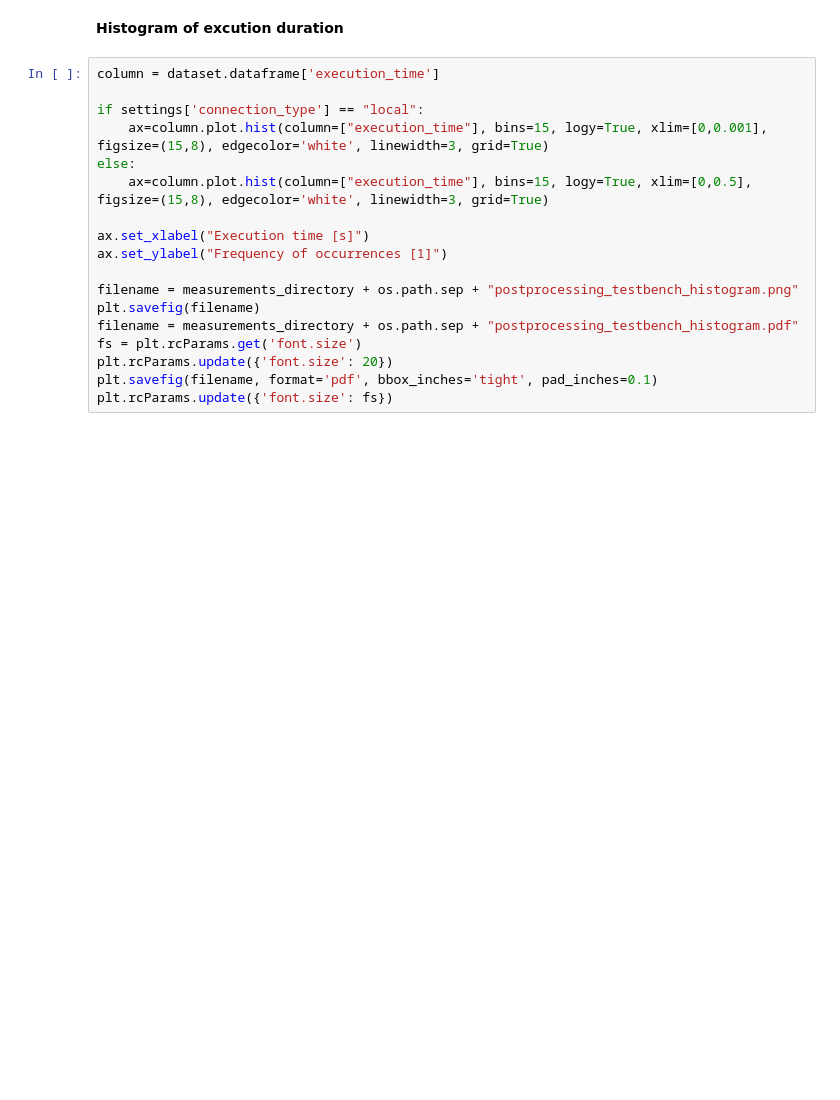
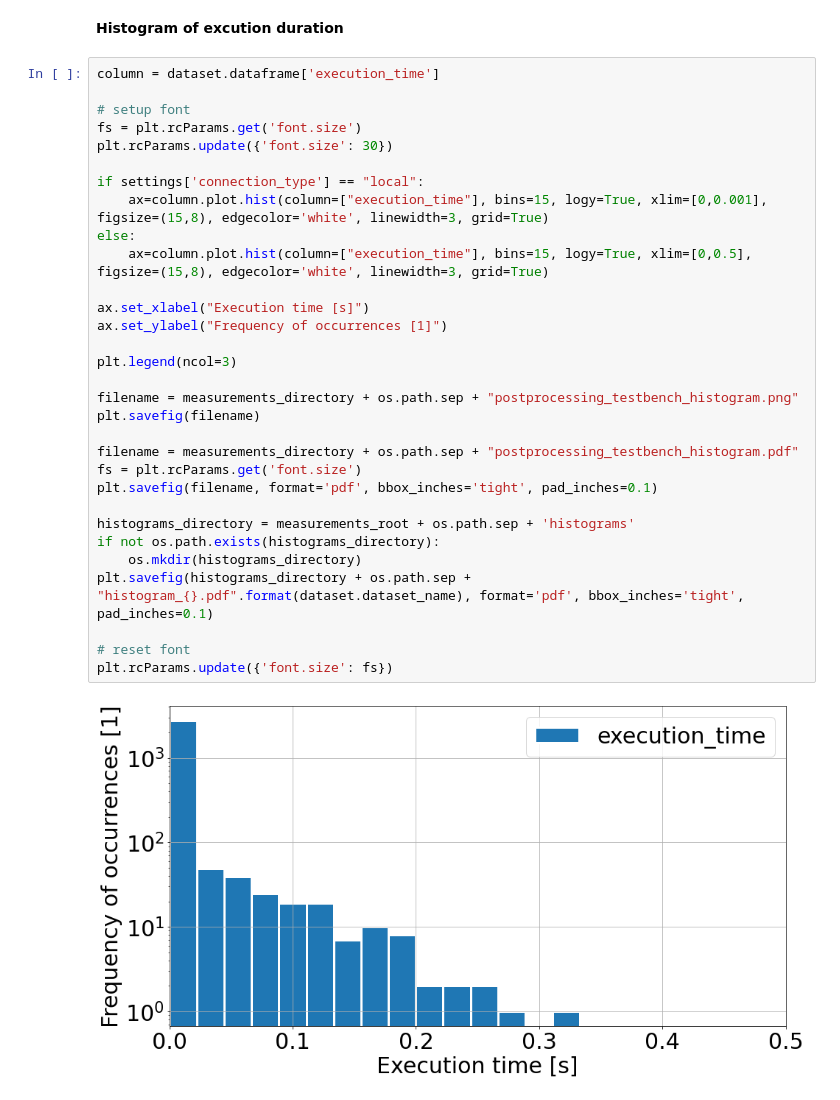
Before and after one commit to andre-stemper/ATMonSAT, a Jupyter notebook: testbench/postprocessing_render_experiment_plots.ipynb, the cells around one changed output. Cells and saved outputs as stored; diff of their text form; blank space fills up the shorter version.

```diff
--- a/testbench/postprocessing_render_experiment_plots.ipynb
+++ b/testbench/postprocessing_render_experiment_plots.ipynb
@@ -132,19 +180,34 @@ plt.rcParams.update({'font.size': fs})
 **Histogram of excution duration**
 # %%
 column = dataset.dataframe['execution_time']
+
+# setup font
+fs = plt.rcParams.get('font.size')
+plt.rcParams.update({'font.size': 30})
 
 if settings['connection_type'] == "local":
     ax=column.plot.hist(column=["execution_time"], bins=15, logy=True, xlim=[0,0.001], figsize=(15,8), edgecolor='white', linewidth=3, grid=True)
 else:
     ax=column.plot.hist(column=["execution_time"], bins=15, logy=True, xlim=[0,0.5], figsize=(15,8), edgecolor='white', linewidth=3, grid=True)
 
 ax.set_xlabel("Execution time [s]")
 ax.set_ylabel("Frequency of occurrences [1]")
 
+plt.legend(ncol=3)
+
 filename = measurements_directory + os.path.sep + "postprocessing_testbench_histogram.png"
 plt.savefig(filename)
+
 filename = measurements_directory + os.path.sep + "postprocessing_testbench_histogram.pdf"
 fs = plt.rcParams.get('font.size')
-plt.rcParams.update({'font.size': 20})
 plt.savefig(filename, format='pdf', bbox_inches='tight', pad_inches=0.1)
+
+histograms_directory = measurements_root + os.path.sep + 'histograms'
+if not os.path.exists(histograms_directory):
+    os.mkdir(histograms_directory)
+plt.savefig(histograms_directory + os.path.sep + "histogram_{}.pdf".format(dataset.dataset_name), format='pdf', bbox_inches='tight', pad_inches=0.1)
+
+# reset font
 plt.rcParams.update({'font.size': fs})
+# %% [output]
+[figure, added]
```
Also changed, not shown: parts of 6 cells of this notebook, 5 other files.
